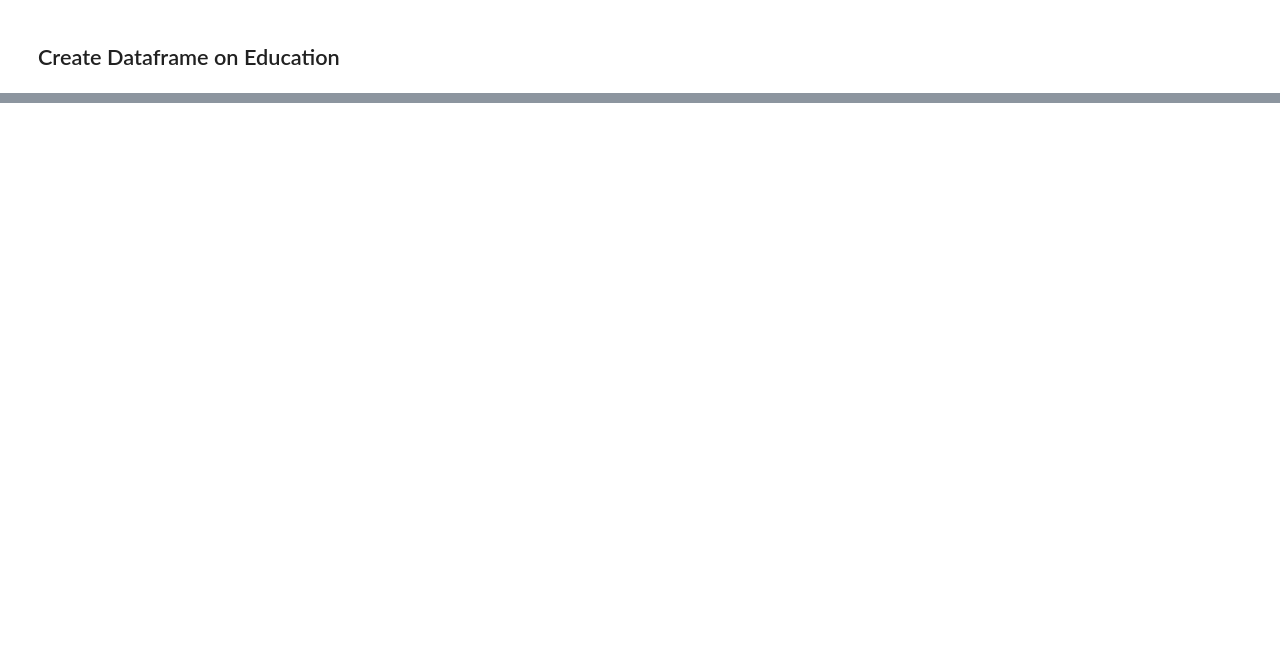
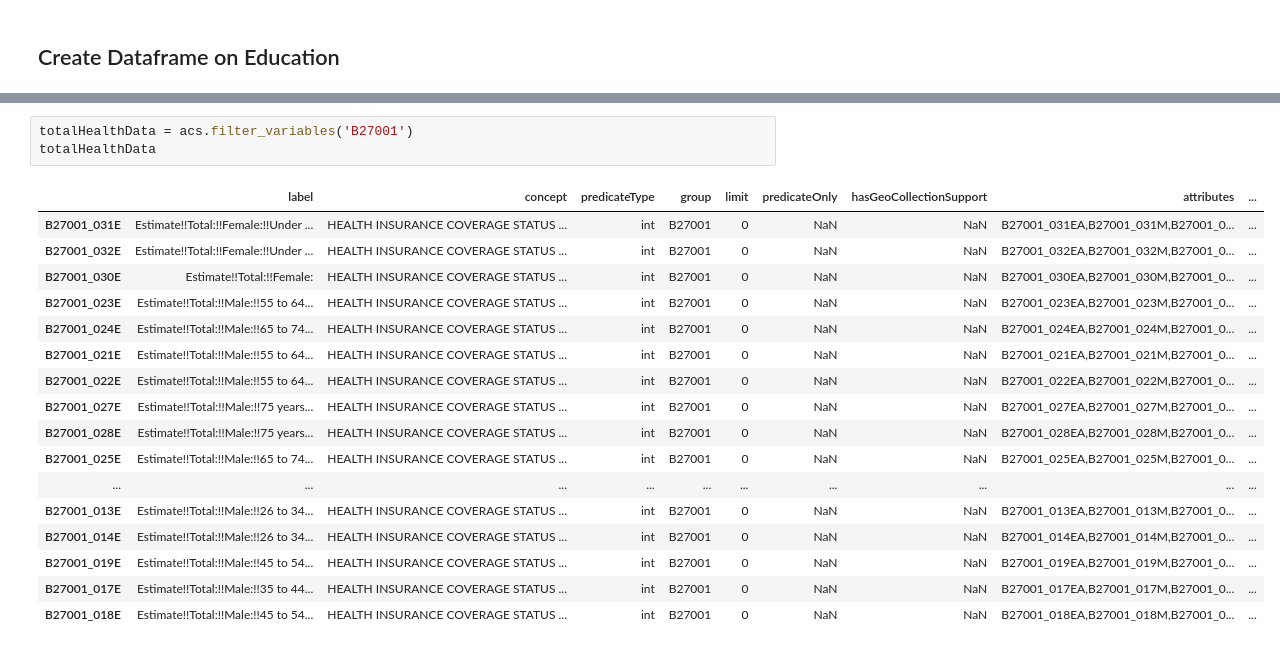
Before and after one commit to lilyhartmann/final_project_4447, a Jupyter notebook: project.ipynb, the cells around one changed output, grey strips where cells are left out. Cells and saved outputs as stored; diff of their text form; blank space fills up the shorter version.

```diff
--- a/project.ipynb
+++ b/project.ipynb
@@ -568,0 +780,21 @@ educationData.append(educationData0)
+# %%
+totalHealthData = acs.filter_variables('B27001')
+totalHealthData
+# %% [output]
+|  | label | concept | predicateType | group | limit | predicateOnly | hasGeoCollectionSupport | attributes | ... |
+| B27001_031E | Estimate!!Total:!!Female:!!Under ... | HEALTH INSURANCE COVERAGE STATUS ... | int | B27001 | 0 | NaN | NaN | B27001_031EA,B27001_031M,B27001_0... | ... |
+| B27001_032E | Estimate!!Total:!!Female:!!Under ... | HEALTH INSURANCE COVERAGE STATUS ... | int | B27001 | 0 | NaN | NaN | B27001_032EA,B27001_032M,B27001_0... | ... |
+| B27001_030E | Estimate!!Total:!!Female: | HEALTH INSURANCE COVERAGE STATUS ... | int | B27001 | 0 | NaN | NaN | B27001_030EA,B27001_030M,B27001_0... | ... |
+| B27001_023E | Estimate!!Total:!!Male:!!55 to 64... | HEALTH INSURANCE COVERAGE STATUS ... | int | B27001 | 0 | NaN | NaN | B27001_023EA,B27001_023M,B27001_0... | ... |
+| B27001_024E | Estimate!!Total:!!Male:!!65 to 74... | HEALTH INSURANCE COVERAGE STATUS ... | int | B27001 | 0 | NaN | NaN | B27001_024EA,B27001_024M,B27001_0... | ... |
+| B27001_021E | Estimate!!Total:!!Male:!!55 to 64... | HEALTH INSURANCE COVERAGE STATUS ... | int | B27001 | 0 | NaN | NaN | B27001_021EA,B27001_021M,B27001_0... | ... |
+| B27001_022E | Estimate!!Total:!!Male:!!55 to 64... | HEALTH INSURANCE COVERAGE STATUS ... | int | B27001 | 0 | NaN | NaN | B27001_022EA,B27001_022M,B27001_0... | ... |
+| B27001_027E | Estimate!!Total:!!Male:!!75 years... | HEALTH INSURANCE COVERAGE STATUS ... | int | B27001 | 0 | NaN | NaN | B27001_027EA,B27001_027M,B27001_0... | ... |
+| B27001_028E | Estimate!!Total:!!Male:!!75 years... | HEALTH INSURANCE COVERAGE STATUS ... | int | B27001 | 0 | NaN | NaN | B27001_028EA,B27001_028M,B27001_0... | ... |
+| B27001_025E | Estimate!!Total:!!Male:!!65 to 74... | HEALTH INSURANCE COVERAGE STATUS ... | int | B27001 | 0 | NaN | NaN | B27001_025EA,B27001_025M,B27001_0... | ... |
+| ... | ... | ... | ... | ... | ... | ... | ... | ... | ... |
+| B27001_013E | Estimate!!Total:!!Male:!!26 to 34... | HEALTH INSURANCE COVERAGE STATUS ... | int | B27001 | 0 | NaN | NaN | B27001_013EA,B27001_013M,B27001_0... | ... |
+| B27001_014E | Estimate!!Total:!!Male:!!26 to 34... | HEALTH INSURANCE COVERAGE STATUS ... | int | B27001 | 0 | NaN | NaN | B27001_014EA,B27001_014M,B27001_0... | ... |
+| B27001_019E | Estimate!!Total:!!Male:!!45 to 54... | HEALTH INSURANCE COVERAGE STATUS ... | int | B27001 | 0 | NaN | NaN | B27001_019EA,B27001_019M,B27001_0... | ... |
+| B27001_017E | Estimate!!Total:!!Male:!!35 to 44... | HEALTH INSURANCE COVERAGE STATUS ... | int | B27001 | 0 | NaN | NaN | B27001_017EA,B27001_017M,B27001_0... | ... |
+| B27001_018E | Estimate!!Total:!!Male:!!45 to 54... | HEALTH INSURANCE COVERAGE STATUS ... | int | B27001 | 0 | NaN | NaN | B27001_018EA,B27001_018M,B27001_0... | ... |
```
Also changed, not shown: parts of 36 cells of this notebook.
